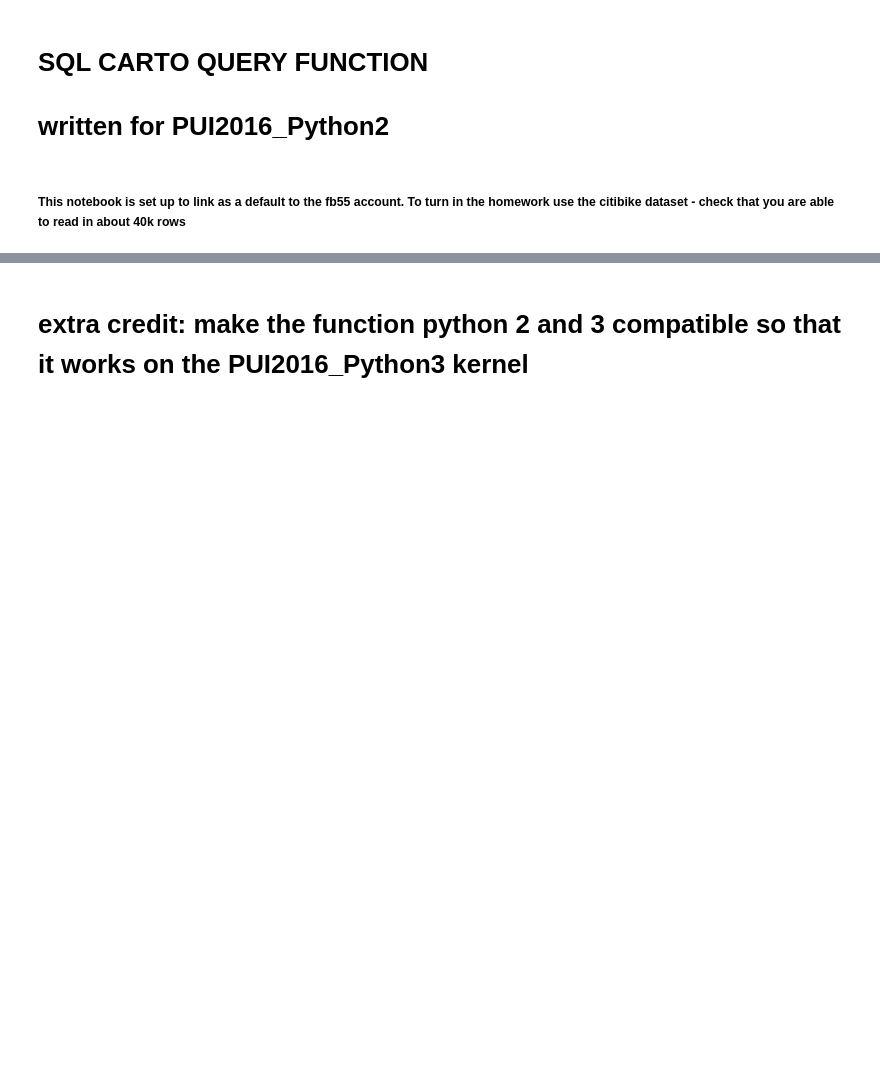
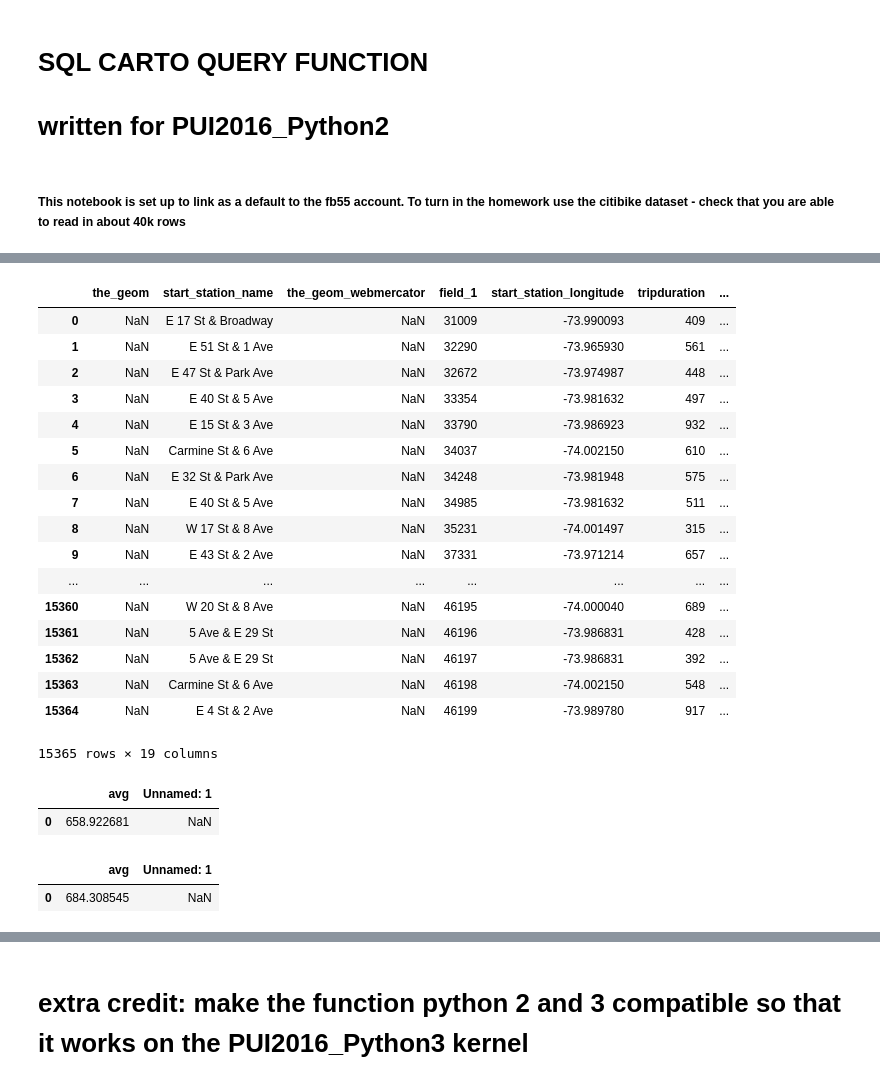
Before and after one commit to sucream1004/PUI2018_kp2393, a Jupyter notebook: HW6_kp2393/Assignment2_kp2393.ipynb, the cells around one changed output, grey strips where cells are left out. Drawn from its saved outputs; the diff is of its cells as text; code cells hidden in the pictures; blank space fills up the shorter version.

```diff
--- a/HW6_kp2393/Assignment2_kp2393.ipynb
+++ b/HW6_kp2393/Assignment2_kp2393.ipynb
@@ -63,0 +206,53 @@ pd.read_csv(StringIO.StringIO(queryCartoDB(test)), sep=',')
+# %%
+# Selecting trips started on the weekends
+test = '''
+SELECT *
+FROM fb55.citibike
+WHERE EXTRACT(dow FROM starttime::date) IN (5,6)
+'''
+
+gg()
+# %% [output]
+|  | the_geom | start_station_name | the_geom_webmercator | field_1 | start_station_longitude | tripduration | ... |
+| 0 | NaN | E 17 St & Broadway | NaN | 31009 | -73.990093 | 409 | ... |
+| 1 | NaN | E 51 St & 1 Ave | NaN | 32290 | -73.965930 | 561 | ... |
+| 2 | NaN | E 47 St & Park Ave | NaN | 32672 | -73.974987 | 448 | ... |
+| 3 | NaN | E 40 St & 5 Ave | NaN | 33354 | -73.981632 | 497 | ... |
+| 4 | NaN | E 15 St & 3 Ave | NaN | 33790 | -73.986923 | 932 | ... |
+| 5 | NaN | Carmine St & 6 Ave | NaN | 34037 | -74.002150 | 610 | ... |
+| 6 | NaN | E 32 St & Park Ave | NaN | 34248 | -73.981948 | 575 | ... |
+| 7 | NaN | E 40 St & 5 Ave | NaN | 34985 | -73.981632 | 511 | ... |
+| 8 | NaN | W 17 St & 8 Ave | NaN | 35231 | -74.001497 | 315 | ... |
+| 9 | NaN | E 43 St & 2 Ave | NaN | 37331 | -73.971214 | 657 | ... |
+| ... | ... | ... | ... | ... | ... | ... | ... |
+| 15360 | NaN | W 20 St & 8 Ave | NaN | 46195 | -74.000040 | 689 | ... |
+| 15361 | NaN | 5 Ave & E 29 St | NaN | 46196 | -73.986831 | 428 | ... |
+| 15362 | NaN | 5 Ave & E 29 St | NaN | 46197 | -73.986831 | 392 | ... |
+| 15363 | NaN | Carmine St & 6 Ave | NaN | 46198 | -74.002150 | 548 | ... |
+| 15364 | NaN | E 4 St & 2 Ave | NaN | 46199 | -73.989780 | 917 | ... |
+15365 rows × 19 columns
+# %%
+# Selecting trips started on the weekends
+# AVERAGE tripduration
+test = '''
+SELECT AVG(tripduration)
+FROM fb55.citibike
+WHERE EXTRACT(dow FROM starttime::date) IN (5,6)
+'''
+
+gg()
+# %% [output]
+|  | avg | Unnamed: 1 |
+| 0 | 658.922681 | NaN |
+# %%
+# Can we do it for weekday?
+test = '''
+SELECT AVG(tripduration)
+FROM fb55.citibike
+WHERE EXTRACT(dow FROM starttime::date) IN (0,1,2,3,4)
+'''
+
+gg()
+# %% [output]
+|  | avg | Unnamed: 1 |
+| 0 | 684.308545 | NaN |
```
Also changed, not shown: parts of 20 cells of this notebook, 1 other file.
